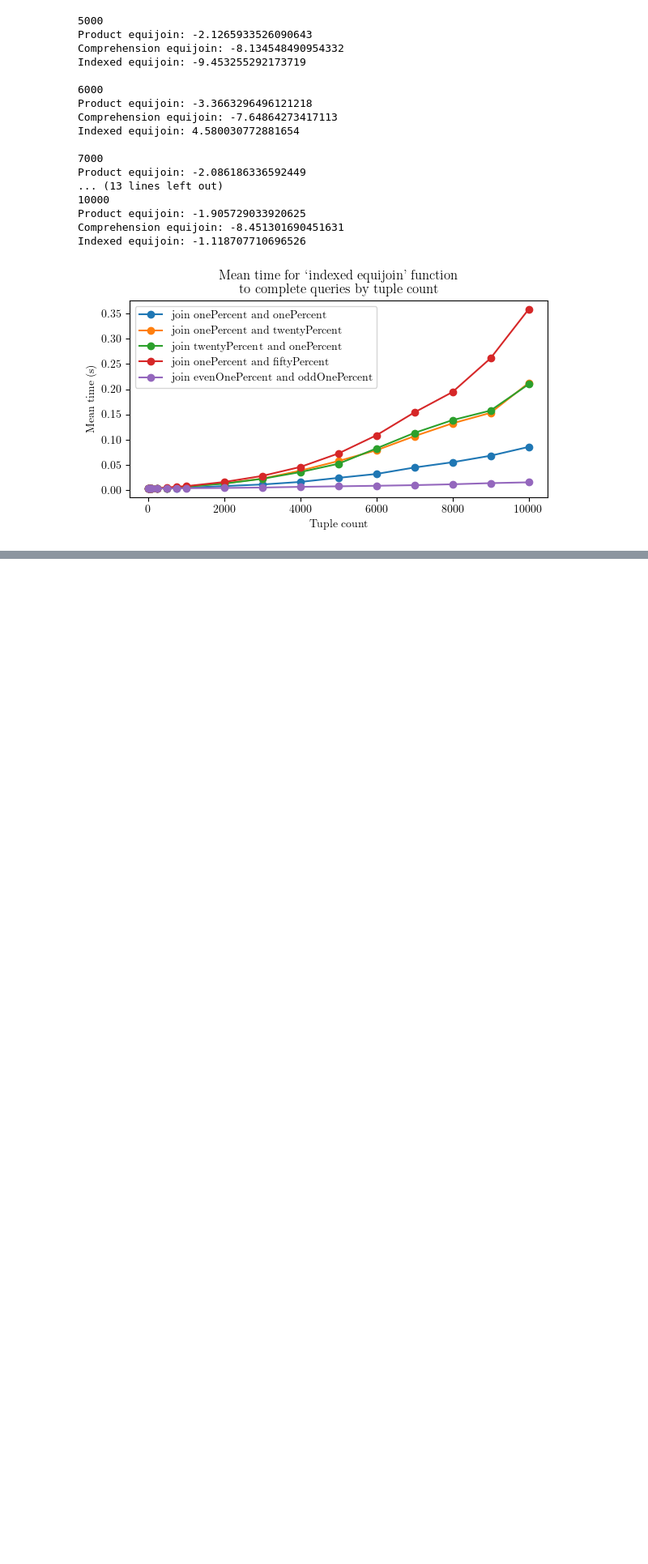
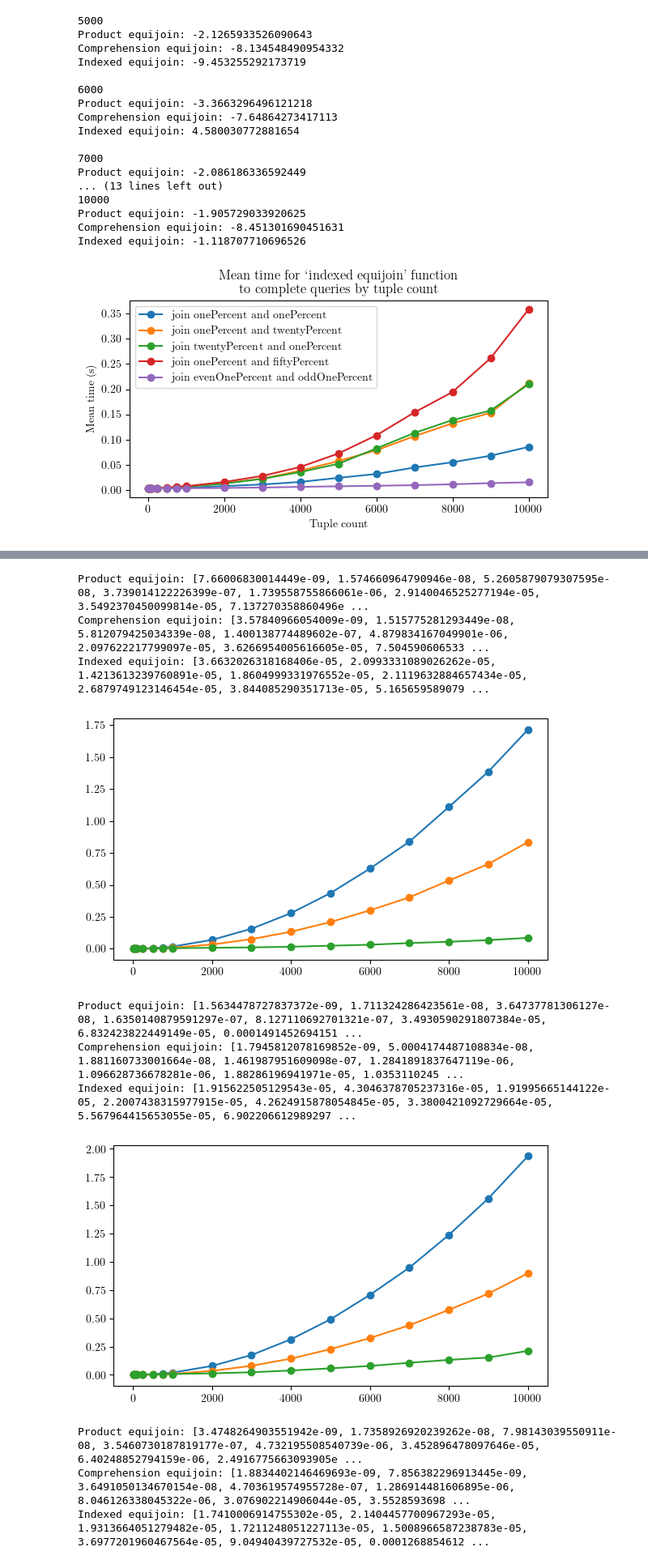
Before and after one commit to MatBon01/joinbench, a Jupyter notebook: analysis/joinbench.ipynb, the cells around one changed output, grey strips where cells are left out. Shown at 81% size. Saved outputs shown, nothing was run; the diff lists cells and outputs as text; code cells hidden in the pictures; blank space fills up the shorter version.

Commit message:
Describe the standard deviation

```diff
--- a/analysis/joinbench.ipynb
+++ b/analysis/joinbench.ipynb
@@ -334,0 +337,19 @@ plt.savefig(generate_figure_path(f"{function.lower()} query comparison"))
+# %%
+for query in benchmarks.get_query_list():
+    fig, ax = plt.subplots()
+    group_plotter.plot_mean_time_by_tuples_with_standard_deviation_for_query(ax, query)
+    for function in benchmarks.get_function_name_list():
+        print(f"{function}: {benchmarks.get_standard_deviations(query, function)}")
+    plt.show()
+# %% [output]
+Product equijoin: [7.66006830014449e-09, 1.574660964790946e-08, 5.2605879079307595e-08, 3.739014122226399e-07, 1.739558755866061e-06, 2.9140046525277194e-05, 3.5492370450099814e-05, 7.137270358860496e ...
+Comprehension equijoin: [3.57840966054009e-09, 1.515775281293449e-08, 5.812079425034339e-08, 1.400138774489602e-07, 4.879834167049901e-06, 2.097622217799097e-05, 3.6266954005616605e-05, 7.504590606533 ...
+Indexed equijoin: [3.6632026318168406e-05, 2.0993331089026262e-05, 1.4213613239760891e-05, 1.8604999331976552e-05, 2.1119632884657434e-05, 2.6879749123146454e-05, 3.844085290351713e-05, 5.165659589079 ...
+[figure, added]
+Product equijoin: [1.5634478727837372e-09, 1.711324286423561e-08, 3.64737781306127e-08, 1.6350140879591297e-07, 8.127110692701321e-07, 3.4930590291807384e-05, 6.832423822449149e-05, 0.0001491452694151 ...
+Comprehension equijoin: [1.7945812078169852e-09, 5.0004174487108834e-08, 1.881160733001664e-08, 1.461987951609098e-07, 1.2841891837647119e-06, 1.096628736678281e-06, 1.88286196941971e-05, 1.0353110245 ...
+Indexed equijoin: [1.915622505129543e-05, 4.3046378705237316e-05, 1.91995665144122e-05, 2.2007438315977915e-05, 4.2624915878054845e-05, 3.3800421092729664e-05, 5.567964415653055e-05, 6.902206612989297 ...
+[figure, added]
+Product equijoin: [3.4748264903551942e-09, 1.7358926920239262e-08, 7.98143039550911e-08, 3.5460730187819177e-07, 4.732195508540739e-06, 3.452896478097646e-05, 6.40248852794159e-06, 2.4916775663093905e ...
+Comprehension equijoin: [1.8834402146469693e-09, 7.856382296913445e-09, 3.6491050134670154e-08, 4.703619574955728e-07, 1.286914481606895e-06, 8.046126338045322e-06, 3.076902214906044e-05, 3.5528593698 ...
+Indexed equijoin: [1.7410006914755302e-05, 2.1404457700967293e-05, 1.9313664051279482e-05, 1.7211248051227113e-05, 1.5008966587238783e-05, 3.6977201960467564e-05, 9.04940439727532e-05, 0.0001268854612 ...
```
Also changed, not shown: parts of 9 cells of this notebook, 18 other files.
